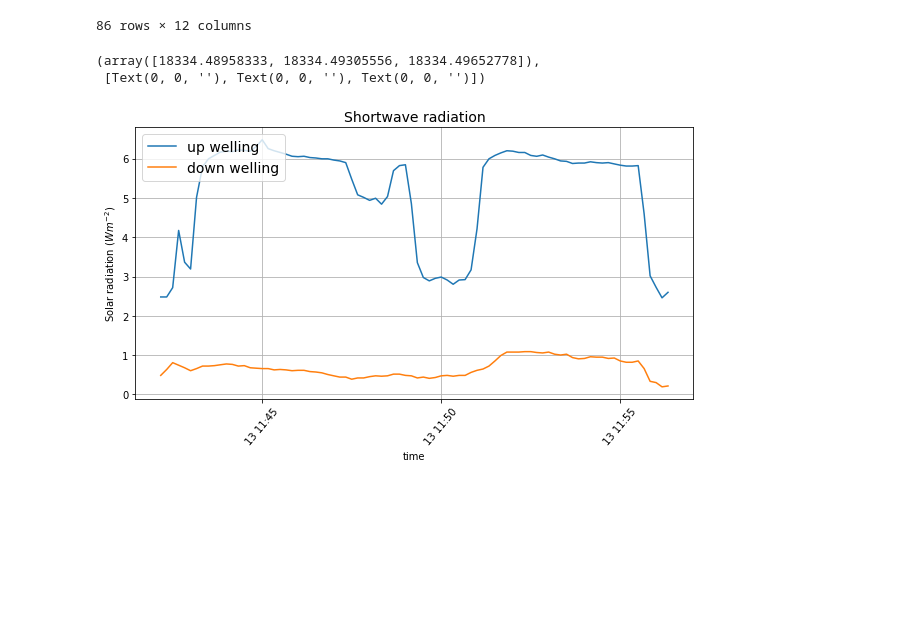
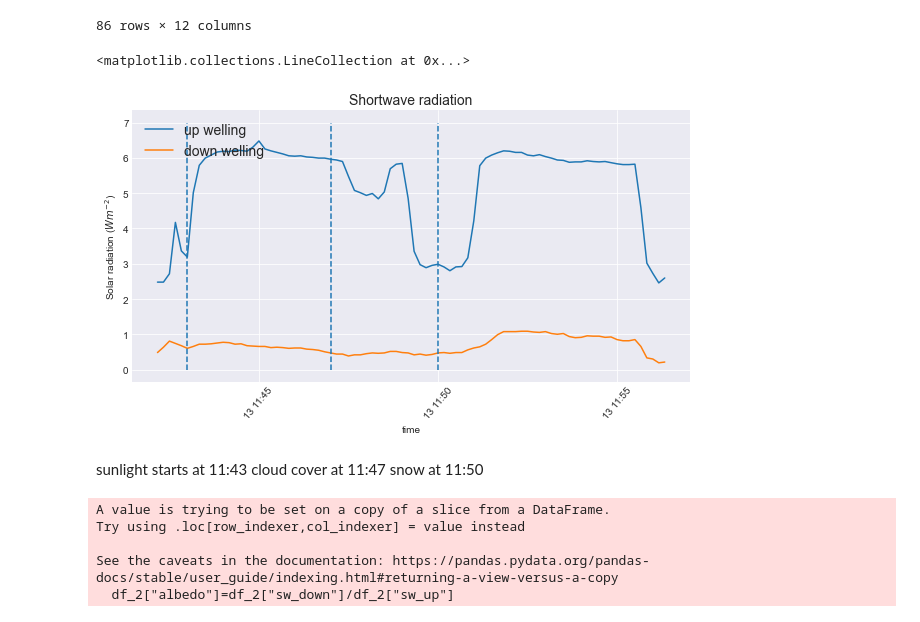
Before and after one commit to manna3iqatar/training, a Jupyter notebook: day-5.ipynb, the cells around one changed output. Cells and saved outputs as stored; diff of their text form; code cells hidden in the pictures; blank space fills up the shorter version.

```diff
--- a/day-5.ipynb
+++ b/day-5.ipynb
@@ -3,6 +3,7 @@ import numpy as np
 import pandas as pd
 from datetime import datetime
 import matplotlib.pyplot as plt
+plt.style.use('seaborn-darkgrid')
 # %%
 col_names = ['time','sw_up','sw_down','lw_up','lw_down','body_temp_C','body_temp_K','tc_lw_up','tc_lw_down','net','sky_temp','g_temp']
 # %%
@@ -32,6 +33,9 @@ pandas._libs.tslibs.timestamps.Timestamp
 # %%
 start_date=pd.Timestamp(2020,3,13,11,42,0)
 end_date=pd.Timestamp(2020,3,13,11,56,30)
+sun_start=pd.Timestamp(2020,3,13,11,43,0)
+cloud_start=pd.Timestamp(2020,3,13,11,47,0)
+snow_start=pd.Timestamp(2020,3,13,11,50,0)
 # %%
 start_date
 # %% [output]
@@ -73,14 +77,26 @@ df_2
 # %%
 plt.figure(figsize=(10,5))
 plt.plot(df_2["time"],df_2["sw_up"])
 plt.plot(df_2["time"],df_2["sw_down"])
 plt.legend(["up welling","down welling"],fontsize=14,loc="upper left")
 plt.ylabel("Solar radiation ($W m^{-2}$)")
 plt.xlabel("time")
 plt.title("Shortwave radiation", fontsize=14)
 plt.grid(True)
 plt.xticks(rotation=50)
+plt.vlines([sun_start,cloud_start,snow_start],0,7,linestyle="--")
 # %% [output]
-(array([18334.48958333, 18334.49305556, 18334.49652778]),
- [Text(0, 0, ''), Text(0, 0, ''), Text(0, 0, '')])
+<matplotlib.collections.LineCollection at 0x...>
-[figure, old version]
+[figure, new version]
+# %% [markdown]
+sunlight starts at 11:43
+cloud cover at 11:47
+snow at 11:50
+# %%
+df_2["albedo"]=df_2["sw_down"]/df_2["sw_up"]
+# %% [output]
+A value is trying to be set on a copy of a slice from a DataFrame.
+Try using .loc[row_indexer,col_indexer] = value instead
+
+See the caveats in the documentation: https://pandas.pydata.org/pandas-docs/stable/user_guide/indexing.html#returning-a-view-versus-a-copy
+  df_2["albedo"]=df_2["sw_down"]/df_2["sw_up"]
```
Also changed, not shown: parts of 9 cells of this notebook, 1 other file.
